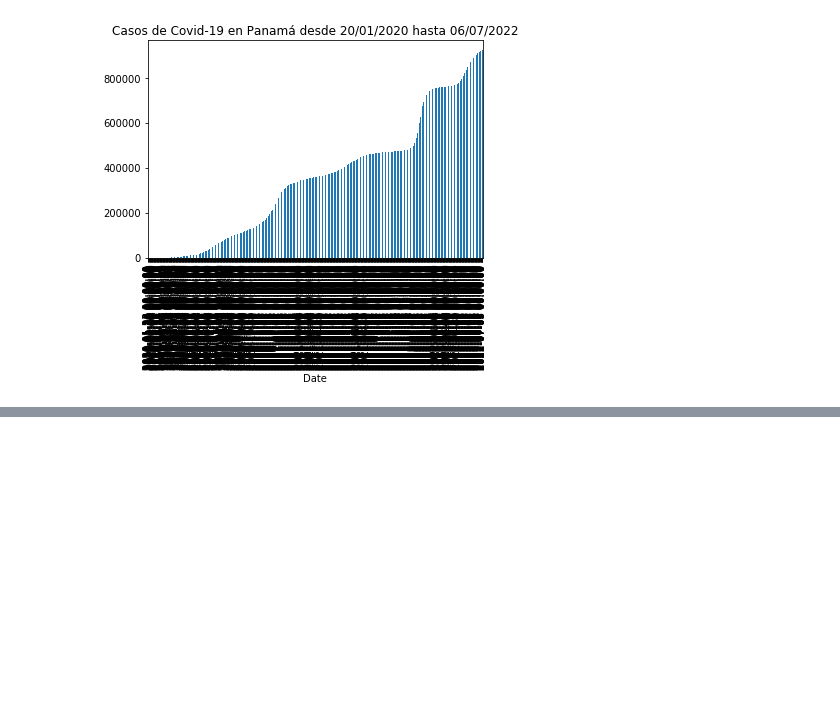
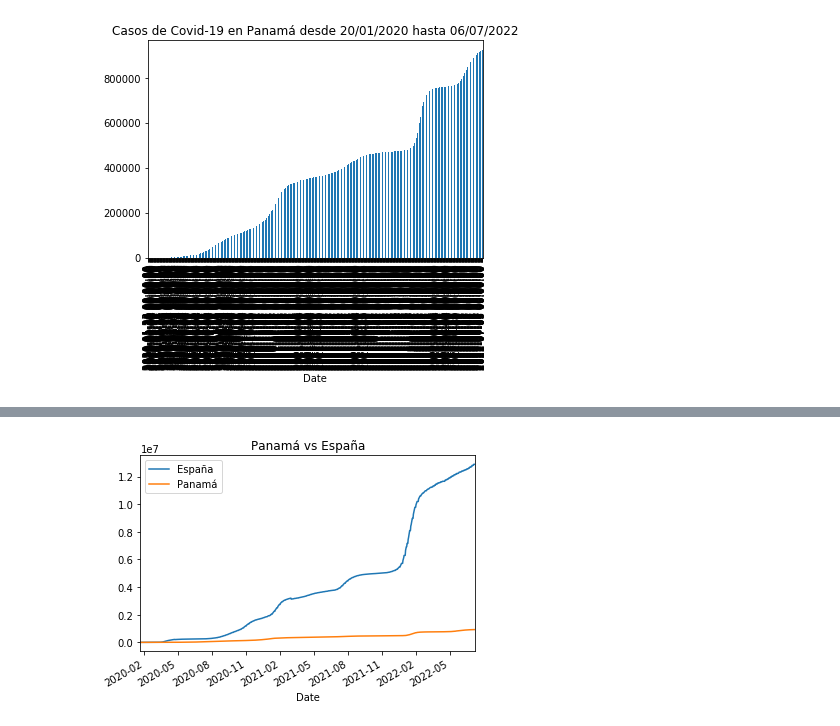
Before and after one commit to nebrijas/maparicio24, a Jupyter notebook: api-covid-pandas.ipynb, the cells around one changed output, grey strips where cells are left out. Saved outputs shown, nothing was run; the diff lists cells and outputs as text; code cells hidden in the pictures; blank space fills up the shorter version.

```diff
--- a/api-covid-pandas.ipynb
+++ b/api-covid-pandas.ipynb
@@ -180,0 +250,6 @@ plot_rt_pa = df_rt_pa.set_index('Date')['Cases'].plot(title=u"Casos de Covid-19
+# %%
+import matplotlib.pyplot as plt
+pa_vs_es.plot(title=u"Panamá vs España")
+plt.savefig('pa_vs_es.png')
+# %% [output]
+[figure, added]
```
Also changed, not shown: parts of 37 cells of this notebook, 5 other files.
